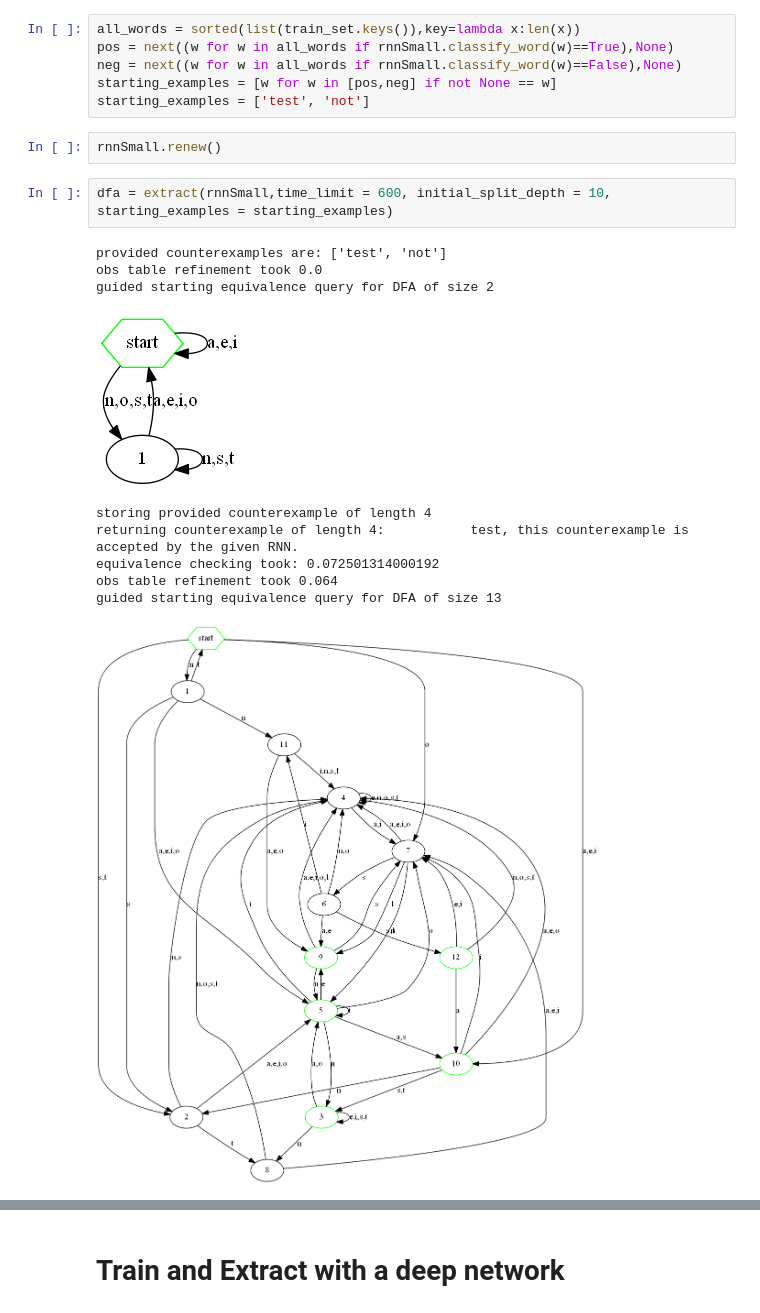
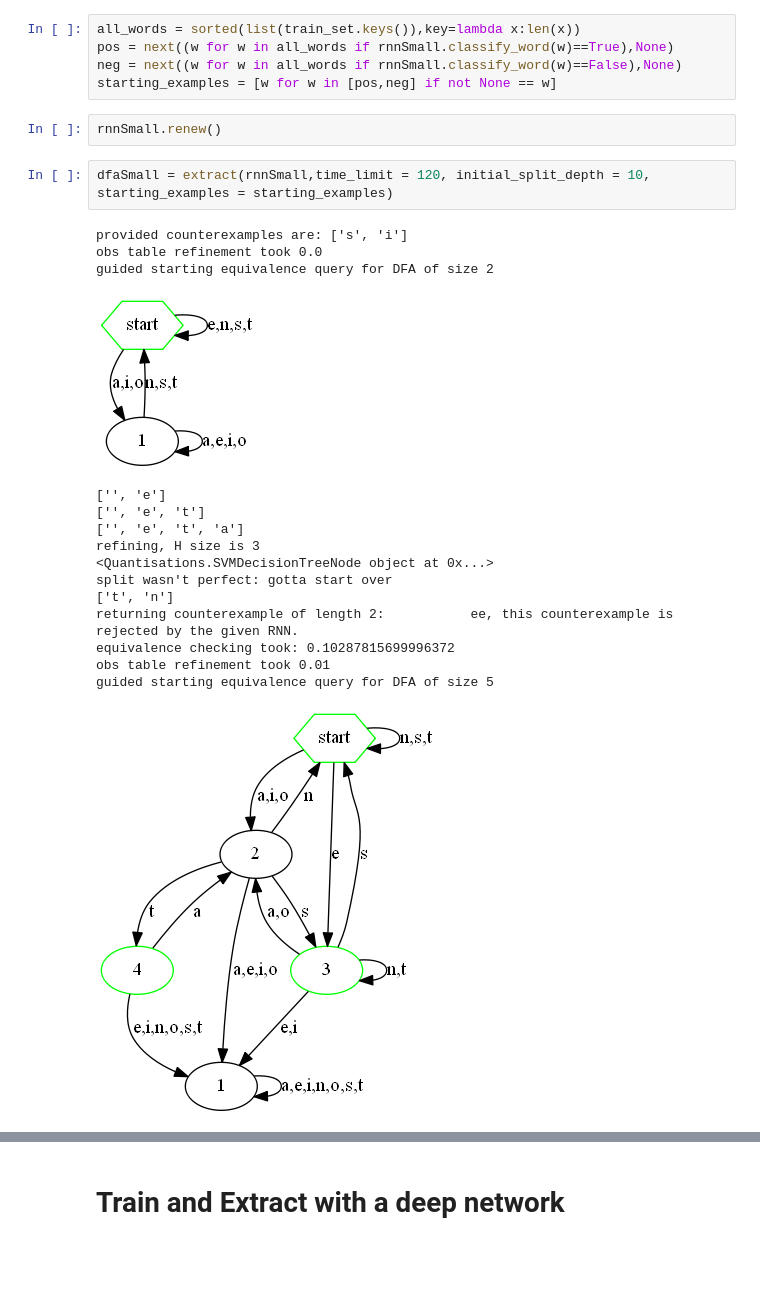
Before and after one commit to Jaisinghani/AutomataFromRNN, a Jupyter notebook: decodeCyphertest.ipynb, the cells around one changed output, grey strips where cells are left out. Cells and saved outputs as stored; diff of their text form; blank space fills up the shorter version.

```diff
--- a/decodeCyphertest.ipynb
+++ b/decodeCyphertest.ipynb
@@ -82,19 +82,24 @@ all_words = sorted(list(train_set.keys()),key=lambda x:len(x))
 pos = next((w for w in all_words if rnnSmall.classify_word(w)==True),None)
 neg = next((w for w in all_words if rnnSmall.classify_word(w)==False),None)
 starting_examples = [w for w in [pos,neg] if not None == w]
-starting_examples = ['test', 'not']
 # %%
 rnnSmall.renew()
 # %%
-dfa = extract(rnnSmall,time_limit = 600, initial_split_depth = 10, starting_examples = starting_examples)
+dfaSmall = extract(rnnSmall,time_limit = 120, initial_split_depth = 10, starting_examples = starting_examples)
 # %% [output]
-provided counterexamples are: ['test', 'not']
+provided counterexamples are: ['s', 'i']
 obs table refinement took 0.0
 guided starting equivalence query for DFA of size 2
-[figure, old version]
+[figure, new version]
-storing provided counterexample of length 4
-returning counterexample of length 4:           test, this counterexample is accepted by the given RNN.
-equivalence checking took: 0.072501314000192
-obs table refinement took 0.064
-guided starting equivalence query for DFA of size 13
+['', 'e']
+['', 'e', 't']
+['', 'e', 't', 'a']
+refining, H size is 3
+<Quantisations.SVMDecisionTreeNode object at 0x...>
+split wasn't perfect: gotta start over
+['t', 'n']
+returning counterexample of length 2:           ee, this counterexample is rejected by the given RNN.
+equivalence checking took: 0.10287815699996372
+obs table refinement took 0.01
+guided starting equivalence query for DFA of size 5
-[figure, old version]
+[figure, new version]
```
Also changed, not shown: parts of 19 cells of this notebook.
